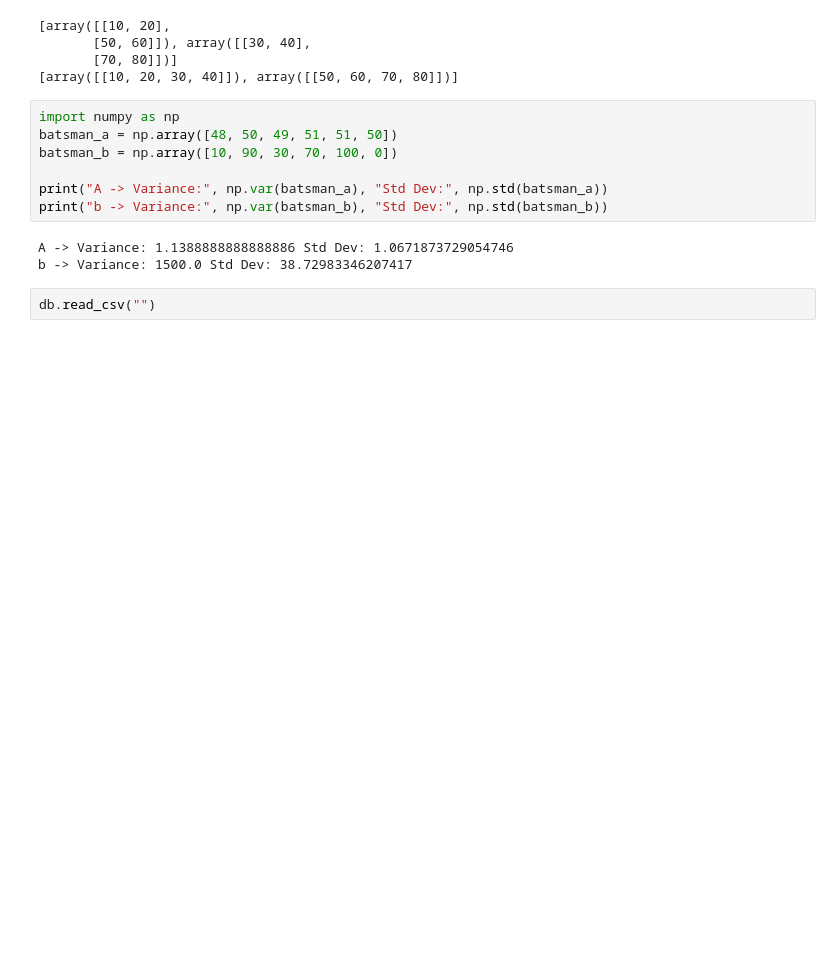
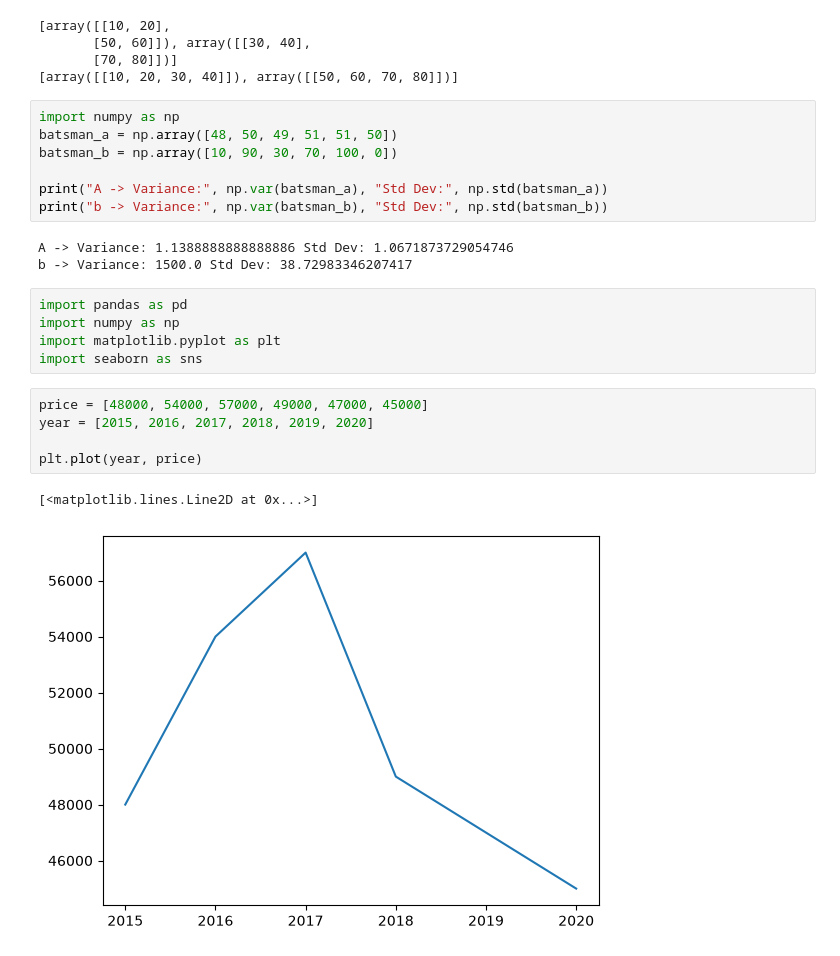
Before and after one commit to AdityaPrakash81/Retail_Analytics, a Jupyter notebook: Practice.ipynb, the cells around one changed output. Drawn from its saved outputs; the diff is of its cells as text; blank space fills up the shorter version.

Commit message:
Matplotlib charts, Seaborn plots, and chart customization on retail dataset

```diff
--- a/Practice.ipynb
+++ b/Practice.ipynb
@@ -331,4 +331,15 @@ print("b -> Variance:", np.var(batsman_b), "Std Dev:", np.std(batsman_b))
 A -> Variance: 1.1388888888888886 Std Dev: 1.0671873729054746
 b -> Variance: 1500.0 Std Dev: 38.72983346207417
 # %%
-db.read_csv("")
+import pandas as pd
+import numpy as np
+import matplotlib.pyplot as plt
+import seaborn as sns
+# %%
+price = [48000, 54000, 57000, 49000, 47000, 45000]
+year = [2015, 2016, 2017, 2018, 2019, 2020]
+
+plt.plot(year, price)
+# %% [output]
+[<matplotlib.lines.Line2D at 0x...>]
+[figure, added]
```
Also changed, not shown: parts of 25 cells of this notebook, 5 other files.
